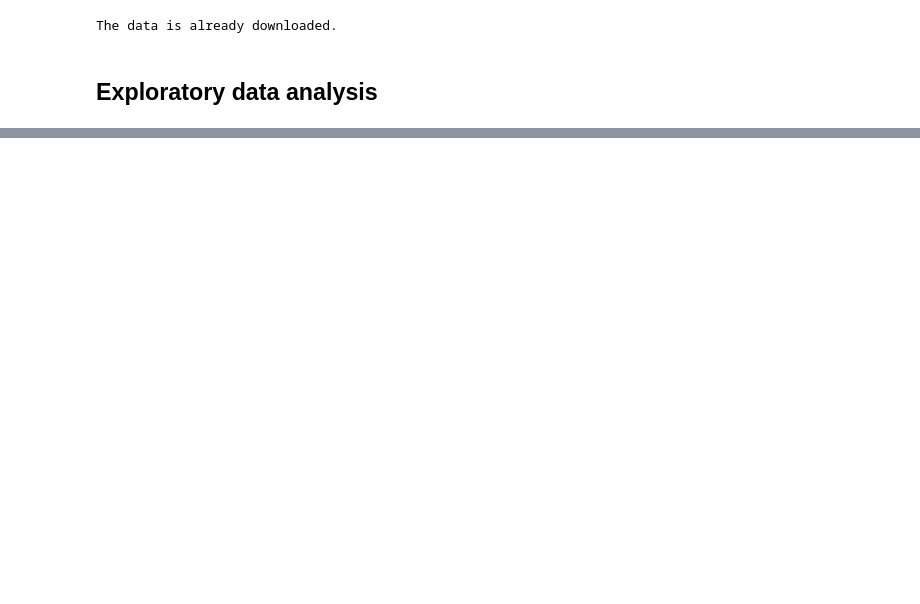
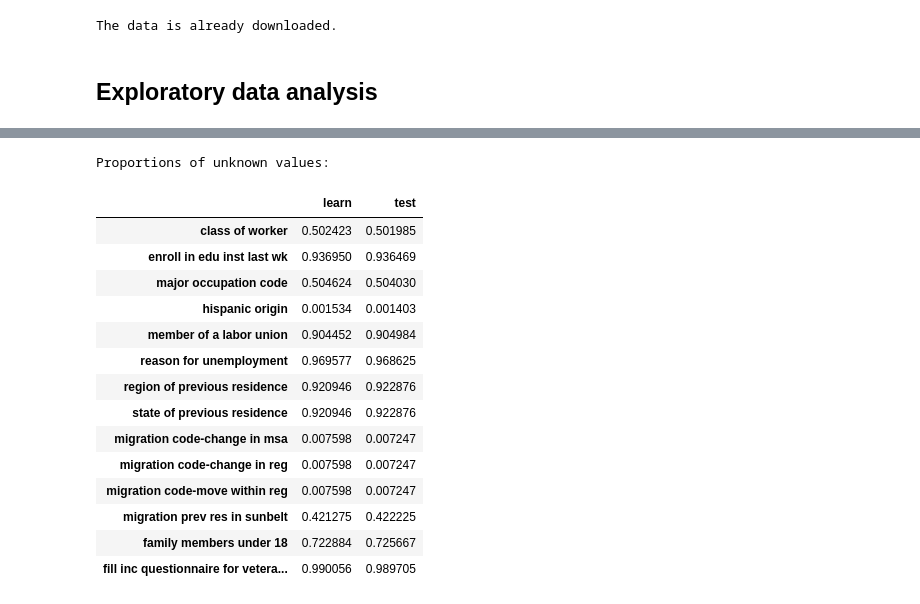
Before and after one commit to antonindurieux/US_census_analysis, a Jupyter notebook: us_census_analysis.ipynb, the cells around one changed output, grey strips where cells are left out. Drawn from its saved outputs; the diff is of its cells as text; code cells hidden in the pictures; blank space fills up the shorter version.

```diff
--- a/us_census_analysis.ipynb
+++ b/us_census_analysis.ipynb
@@ -35,0 +71,27 @@ test_df = pd.read_csv(
+# %%
+print("Proportions of unknown values:")
+unknown_values = pd.concat(
+    [
+        learn_df.isin(["Not in universe", "Do not know", "NA"]).sum() / len(learn_df),
+        test_df.isin(["Not in universe", "Do not know", "NA"]).sum() / len(test_df),
+    ],
+    axis=1,
+).rename(columns={0: "learn", 1: "test"})
+unknown_values[unknown_values.sum(axis=1) > 0]
+# %% [output]
+Proportions of unknown values:
+|  | learn | test |
+| class of worker | 0.502423 | 0.501985 |
+| enroll in edu inst last wk | 0.936950 | 0.936469 |
+| major occupation code | 0.504624 | 0.504030 |
+| hispanic origin | 0.001534 | 0.001403 |
+| member of a labor union | 0.904452 | 0.904984 |
+| reason for unemployment | 0.969577 | 0.968625 |
+| region of previous residence | 0.920946 | 0.922876 |
+| state of previous residence | 0.920946 | 0.922876 |
+| migration code-change in msa | 0.007598 | 0.007247 |
+| migration code-change in reg | 0.007598 | 0.007247 |
+| migration code-move within reg | 0.007598 | 0.007247 |
+| migration prev res in sunbelt | 0.421275 | 0.422225 |
+| family members under 18 | 0.722884 | 0.725667 |
+| fill inc questionnaire for vetera... | 0.990056 | 0.989705 |
```
Also changed, not shown: parts of 18 cells of this notebook, 2 other files.
